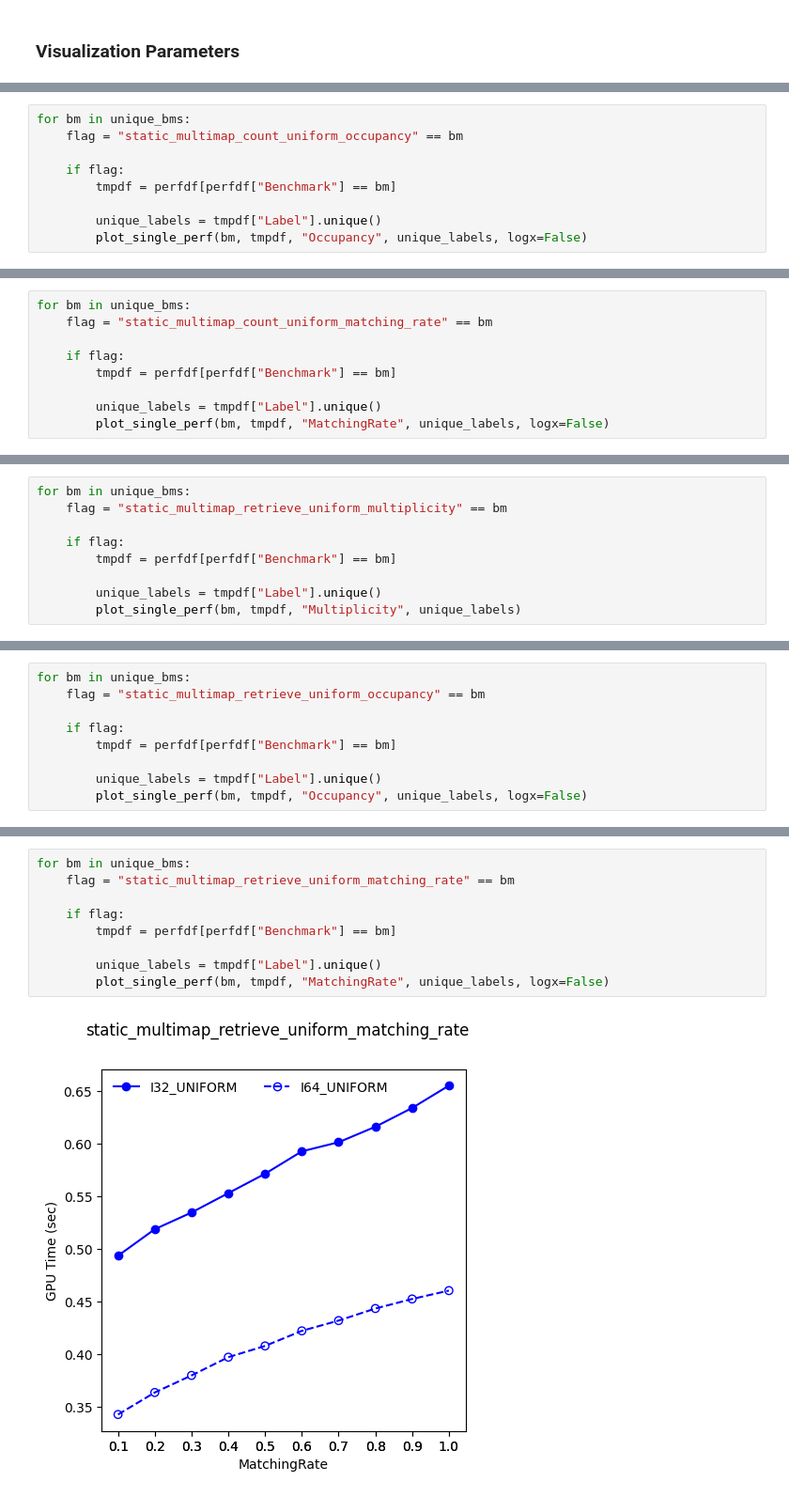
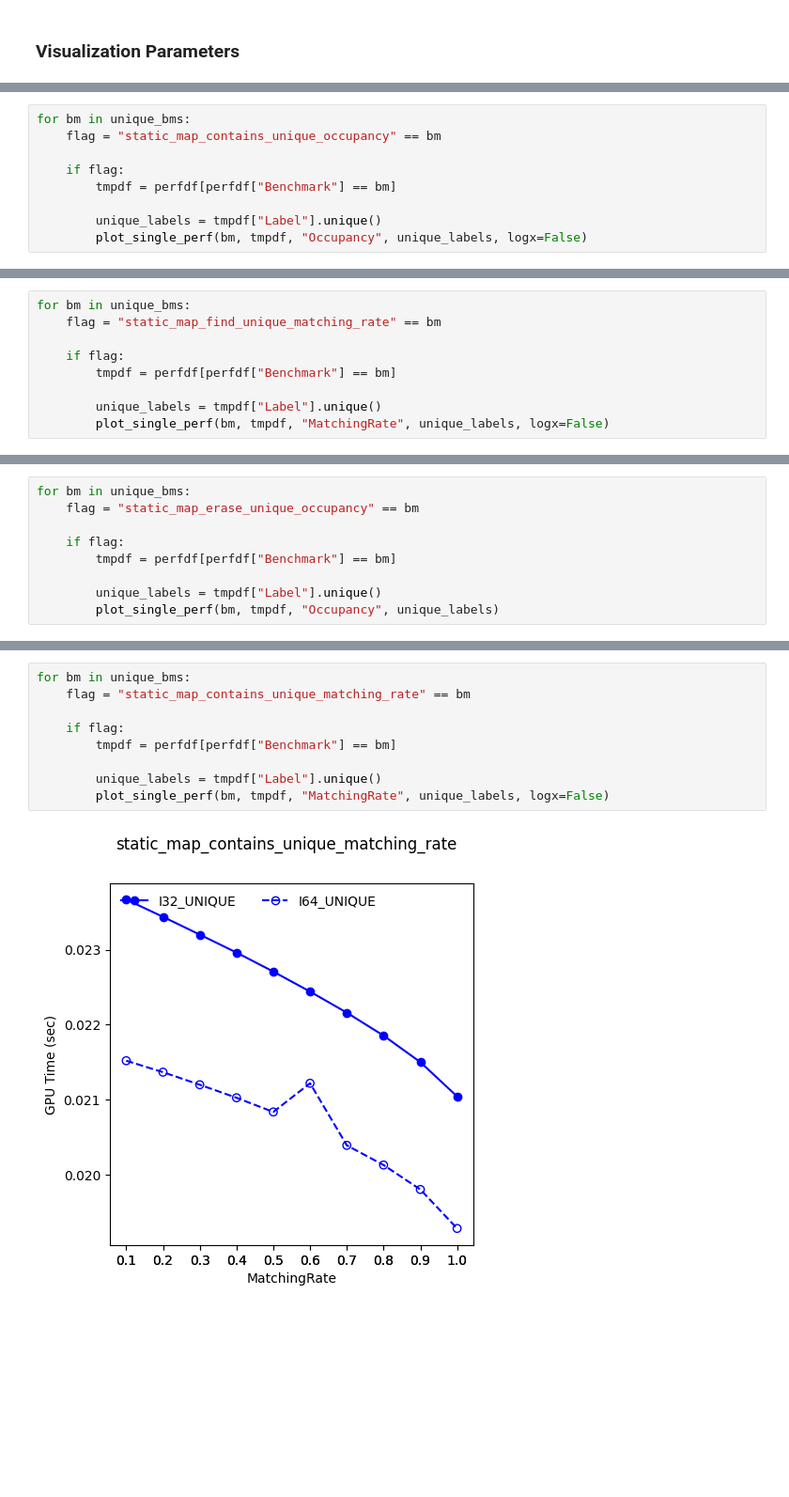
Before and after one commit to ROCm/hipCollections, a Jupyter notebook: benchmarks/analysis/notebooks/StaticMap_HIP.ipynb, the cells around one changed output, grey strips where cells are left out. Shown at 94% size. Drawn from its saved outputs; the diff is of its cells as text; blank space fills up the shorter version.

Commit message:
feat: add charts for static_map benchmarks

```diff
--- a/benchmarks/analysis/notebooks/StaticMap_HIP.ipynb
+++ b/benchmarks/analysis/notebooks/StaticMap_HIP.ipynb
@@ -142,7 +116,7 @@ for bm in unique_bms:
 </ul>
 # %%
 for bm in unique_bms:
-    flag = "static_multimap_count_uniform_occupancy" == bm
+    flag = "static_map_contains_unique_occupancy" == bm
 
     if flag:
         tmpdf = perfdf[perfdf["Benchmark"] == bm]
@@ -160,7 +134,7 @@ for bm in unique_bms:
 </ul>
 # %%
 for bm in unique_bms:
-    flag = "static_multimap_count_uniform_matching_rate" == bm
+    flag = "static_map_find_unique_matching_rate" == bm
 
     if flag:
         tmpdf = perfdf[perfdf["Benchmark"] == bm]
@@ -180,11 +151,11 @@ for bm in unique_bms:
 </ul>
 # %%
 for bm in unique_bms:
-    flag = "static_multimap_retrieve_uniform_multiplicity" == bm
+    flag = "static_map_erase_unique_occupancy" == bm
 
     if flag:
         tmpdf = perfdf[perfdf["Benchmark"] == bm]
 
         unique_labels = tmpdf["Label"].unique()
-        plot_single_perf(bm, tmpdf, "Multiplicity", unique_labels)
+        plot_single_perf(bm, tmpdf, "Occupancy", unique_labels)
 # %% [output]
@@ -199,9 +162,0 @@ for bm in unique_bms:
-# %%
-for bm in unique_bms:
-    flag = "static_multimap_retrieve_uniform_occupancy" == bm
-
-    if flag:
-        tmpdf = perfdf[perfdf["Benchmark"] == bm]
-
-        unique_labels = tmpdf["Label"].unique()
-        plot_single_perf(bm, tmpdf, "Occupancy", unique_labels, logx=False)
@@ -216,12 +168,12 @@ for bm in unique_bms:
 </ul>
 # %%
 for bm in unique_bms:
-    flag = "static_multimap_retrieve_uniform_matching_rate" == bm
+    flag = "static_map_contains_unique_matching_rate" == bm
 
     if flag:
         tmpdf = perfdf[perfdf["Benchmark"] == bm]
 
         unique_labels = tmpdf["Label"].unique()
         plot_single_perf(bm, tmpdf, "MatchingRate", unique_labels, logx=False)
 # %% [output]
-[figure, old version]
+[figure, new version]
```
Also changed, not shown: parts of 24 cells of this notebook, 8 other files.
